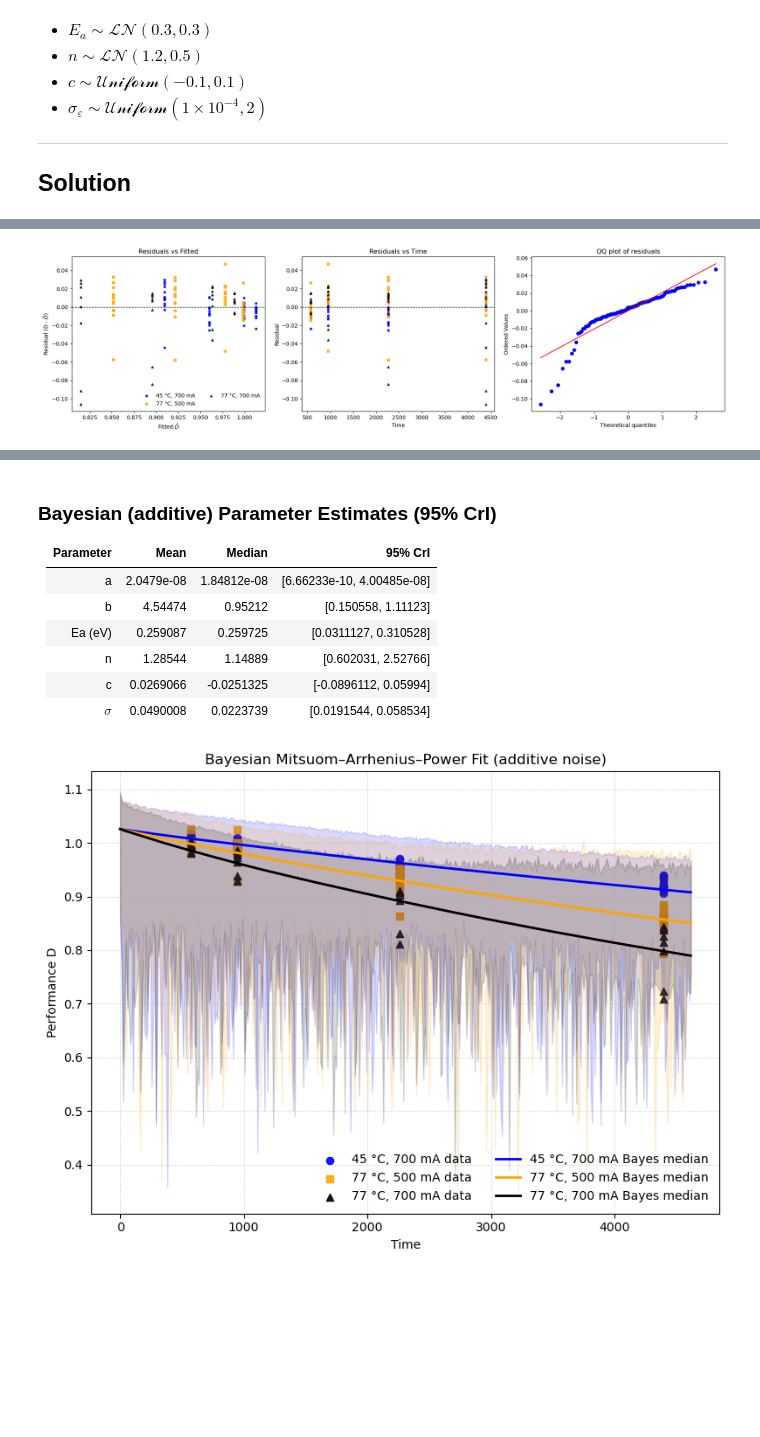
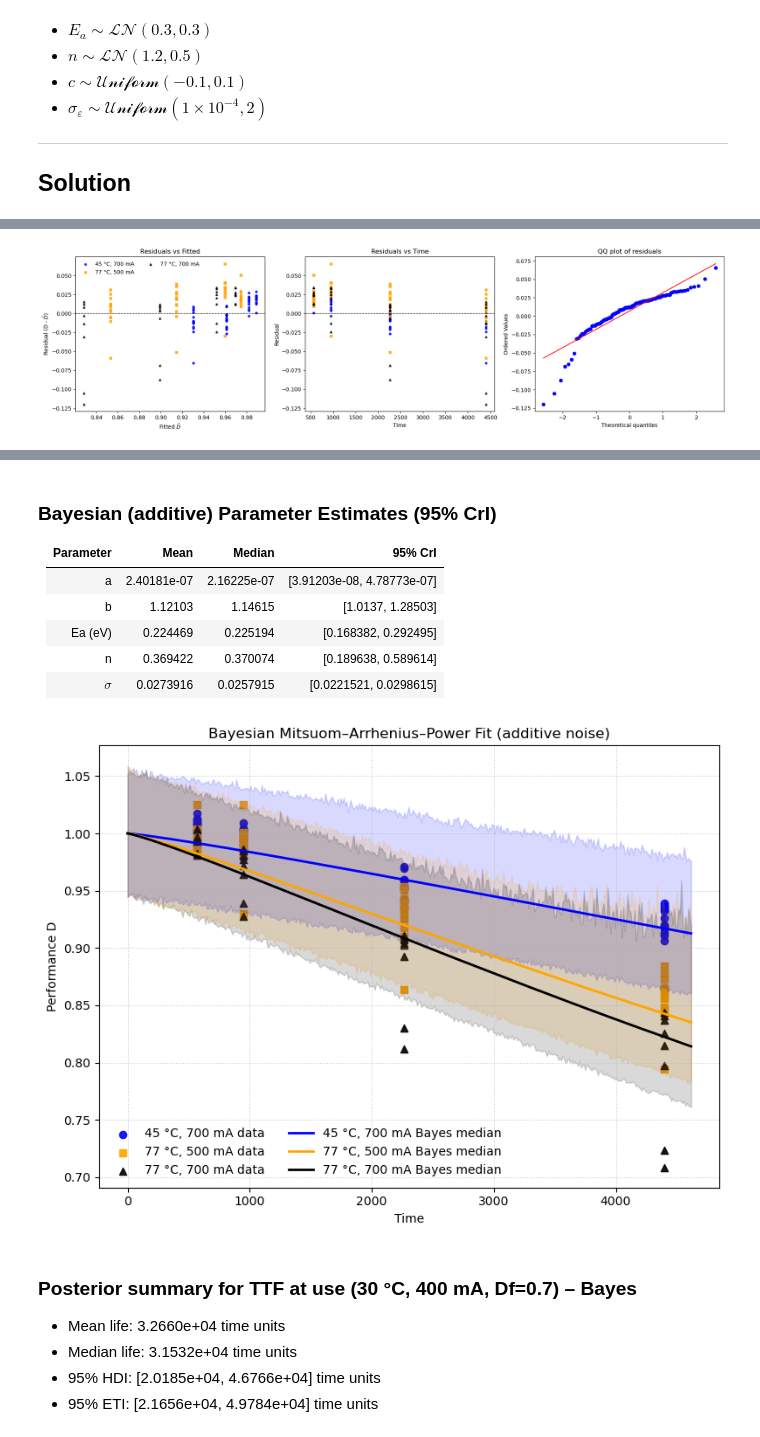
Before and after one commit to JRhino1991/ENRE641-PPoF_and_ALT, a Jupyter notebook: modarres_ch5_validation/notebooks/Example_5.5.ipynb, the cells around one changed output, grey strips where cells are left out. Cells and saved outputs as stored; diff of their text form; code cells hidden in the pictures; blank space fills up the shorter version.

```diff
--- a/modarres_ch5_validation/notebooks/Example_5.5.ipynb
+++ b/modarres_ch5_validation/notebooks/Example_5.5.ipynb
@@ -52,11 +52,10 @@ priors = {
     "b":    ("Lognormal", -0.05, 0.2),
     "Ea":   ("Lognormal", -1.3, 0.3),
     "n":    ("Lognormal", -0.05, 0.2),
-    "c":    ("Uniform",   -0.1, 0.1),
     "sigma":("Lognormal",    0.001, 0.1)}
 
-from ADT_fitters import Fit_ADT_Mitsuom_Arrhenius_Power1
-fit_dual = Fit_ADT_Mitsuom_Arrhenius_Power1(
+from ADT_fitters import Fit_ADT_Mitsuom_Arrhenius_Power
+fit_dual = Fit_ADT_Mitsuom_Arrhenius_Power(
     degradation=df["D"],
     temp_C=df["T_C"],
     stress_S=df["I_mA"],      # second stress array
@@ -68,8 +67,7 @@ fit_dual = Fit_ADT_Mitsuom_Arrhenius_Power1(
     CI=0.95,
     method="Bayesian",
     noise="additive",
-    priors=None,
-    # priors=priors,
+    priors=priors,
     show_data_plot=True,
     show_LSQ_diagnostics=True,
     show_noise_bounds=True,
@@ -78,4 +76,4 @@ fit_dual = Fit_ADT_Mitsuom_Arrhenius_Power1(
 )
 # %% [output]
 [figure]
-[figure, old version]
+[figure, new version]
@@ -108,16 +104,21 @@ exactly 1 while still maintaining \(1 + c > 0\).
 - **$a$** – scale factor on the accumulated damage term
 - **$b$** – time/curvature exponent (how sharply degradation accelerates)
 - **$E_{a}$** – Arrhenius activation energy (eV)
 - **$n$** – power exponent on the second stress \(S\) (e.g. current in mA)
 - **$T_{\text{use}}, S_{\text{use}}$** – fixed use-level stresses (inputs, not fitted)
 ### Bayesian (additive) Parameter Estimates (95% CrI)
 
 | Parameter | Mean | Median | 95% CrI |
 |-----------|------|--------|----------------|
-| a | 2.0479e-08 | 1.84812e-08 | [6.66233e-10, 4.00485e-08] |
-| b | 4.54474 | 0.95212 | [0.150558, 1.11123] |
-| Ea (eV) | 0.259087 | 0.259725 | [0.0311127, 0.310528] |
-| n | 1.28544 | 1.14889 | [0.602031, 2.52766] |
-| c | 0.0269066 | -0.0251325 | [-0.0896112, 0.05994] |
-| $\sigma$ | 0.0490008 | 0.0223739 | [0.0191544, 0.058534] |
+| a | 2.40181e-07 | 2.16225e-07 | [3.91203e-08, 4.78773e-07] |
+| b | 1.12103 | 1.14615 | [1.0137, 1.28503] |
+| Ea (eV) | 0.224469 | 0.225194 | [0.168382, 0.292495] |
+| n | 0.369422 | 0.370074 | [0.189638, 0.589614] |
+| $\sigma$ | 0.0273916 | 0.0257915 | [0.0221521, 0.0298615] |
-[figure, old version]
+[figure, new version]
+### Posterior summary for TTF at use (30 °C, 400 mA, Df=0.7) – Bayes
+
+- Mean life: 3.2660e+04 time units
+- Median life: 3.1532e+04 time units
+- 95% HDI: [2.0185e+04, 4.6766e+04] time units
+- 95% ETI: [2.1656e+04, 4.9784e+04] time units
```
Also changed, not shown: parts of 1 cell of this notebook.
